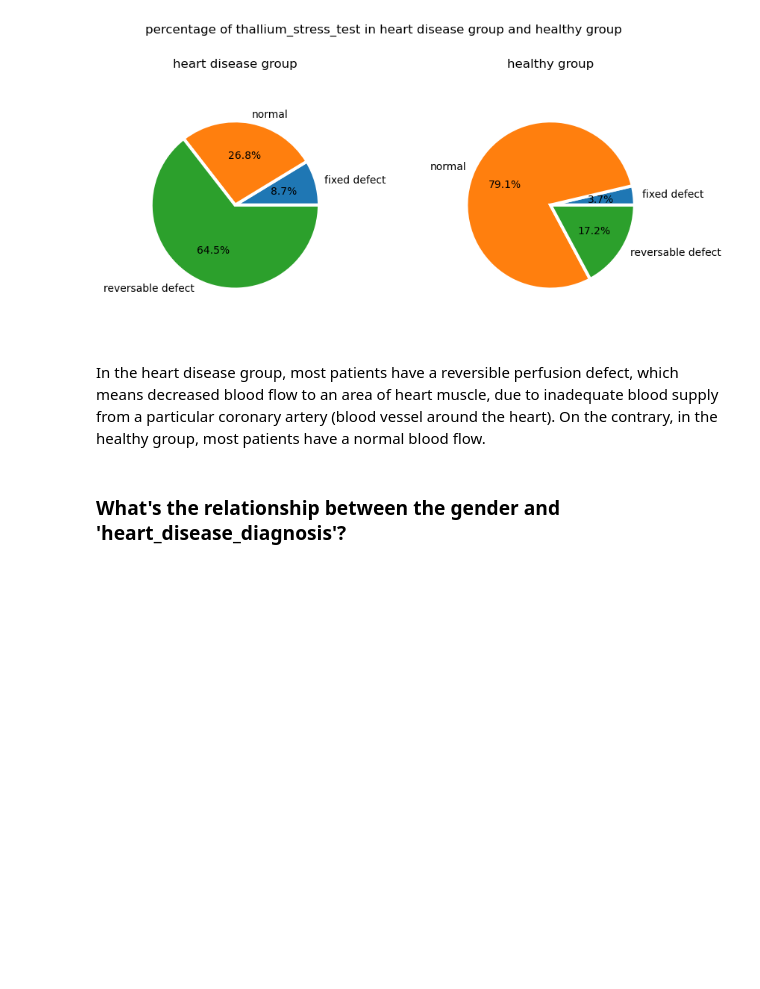
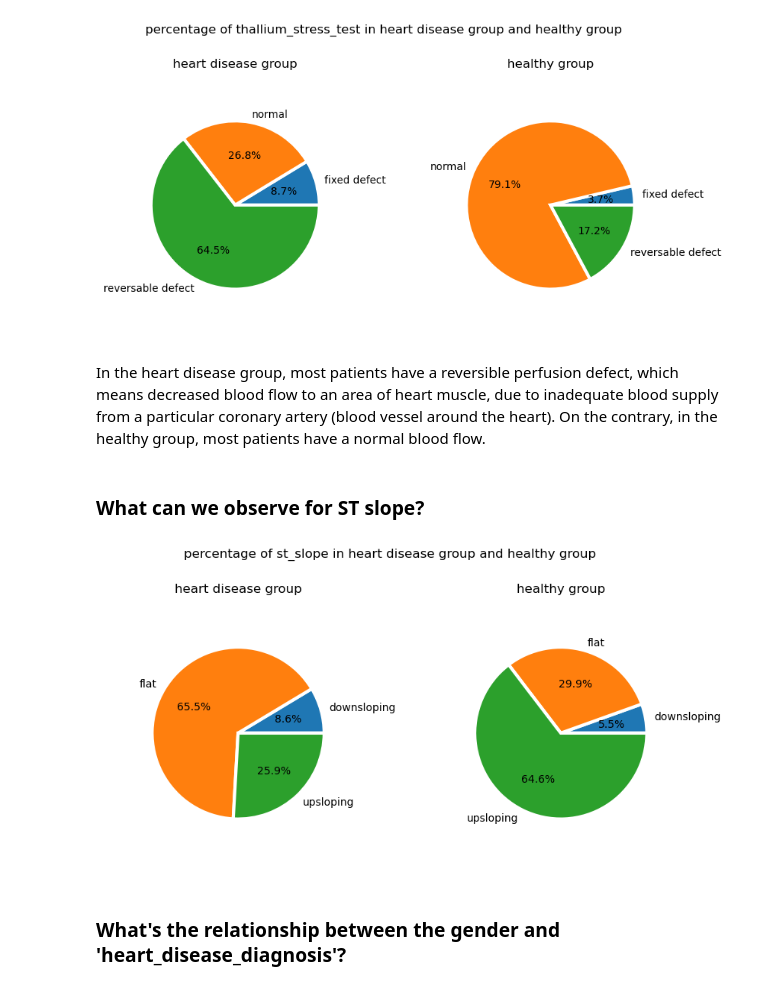
Before and after one commit to paulinedao/heart_disease, a Jupyter notebook: heart_disease/heart_disease.ipynb, the cells around one changed output. Drawn from its saved outputs; the diff is of its cells as text; code cells hidden in the pictures; blank space fills up the shorter version.

```diff
--- a/heart_disease/heart_disease.ipynb
+++ b/heart_disease/heart_disease.ipynb
@@ -257,6 +289,12 @@ plot_pie_chart(df,'thallium_stress_test')
 # %% [markdown]
 In the heart disease group, most patients have a reversible perfusion defect, which means decreased blood flow to an area of heart muscle, due to inadequate blood supply from a particular coronary artery (blood vessel around the heart).
 On the contrary, in the healthy group, most patients have a normal blood flow.
+# %% [markdown]
+### What can we observe for ST slope?
+# %%
+plot_pie_chart(df,'st_slope')
+# %% [output]
+[figure, added]
 # %% [markdown]
 ### What's the relationship between the gender and 'heart_disease_diagnosis'?
 # %%
```
Also changed, not shown: parts of 24 cells of this notebook, 13 other files.
